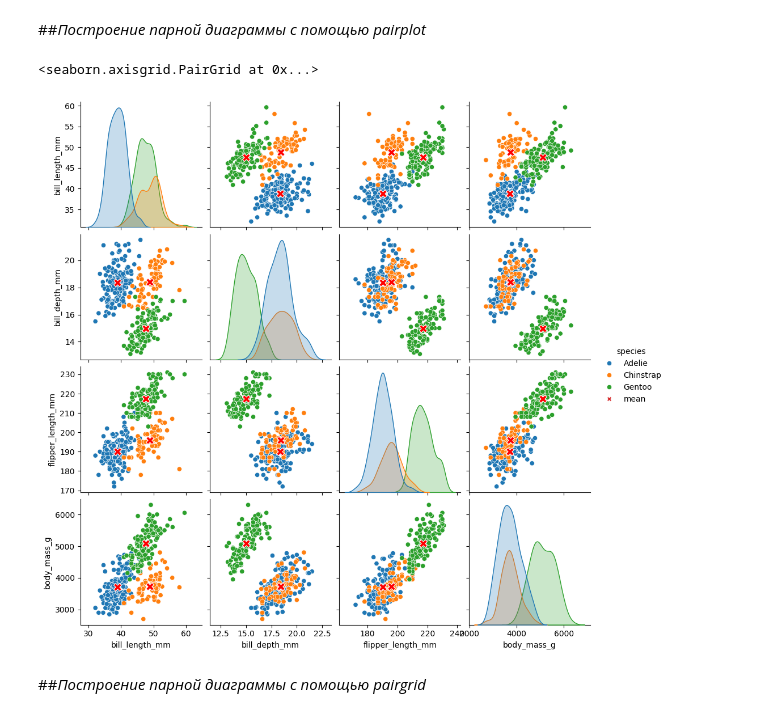
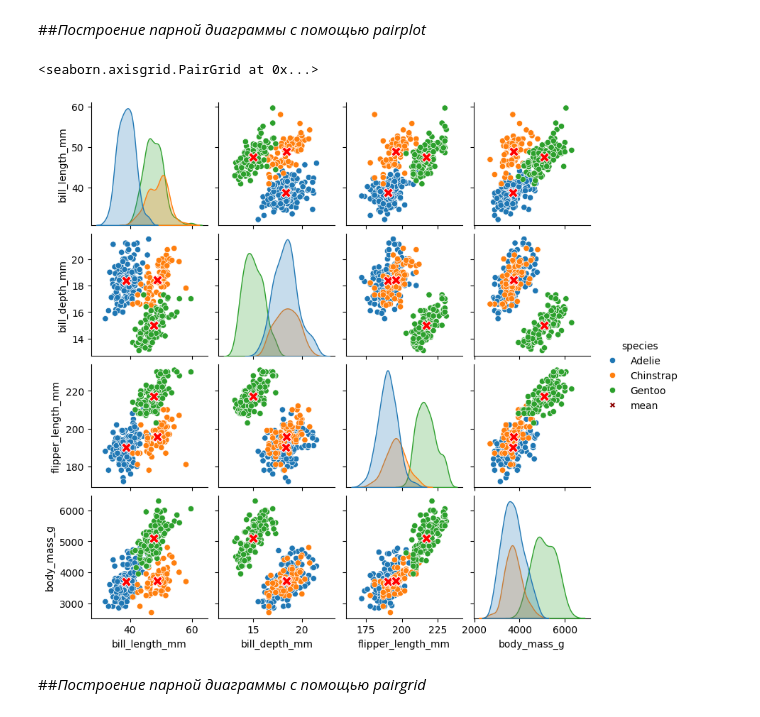
Before and after one commit to vitalns/pairplot, a Jupyter notebook: pairplot.ipynb, the cells around one changed output. Drawn from its saved outputs; the diff is of its cells as text; code cells hidden in the pictures.

```diff
--- a/pairplot.ipynb
+++ b/pairplot.ipynb
@@ -60,35 +60,40 @@ penguins_avg.tail()
 # %%
 # Построим парную диаграмму с помощью pairplot и добавим средние значения на график.
 
 g = sns.pairplot(data=penguins_avg,  # Используем датасет со средними значениями, чтобы маркер добавился на легенду
                  hue='species',
                  diag_kind='None', # На диагональ добавим графики отдельно без средних значений
-                #  diag_kind='kde',  # по умолчанию
                  markers=['o', 'o', 'o', 'X'],
-                #  palette='tab10',  # по умолчанию
+                 palette= sns.color_palette('tab10')[:3] + ['darkred'],  # по умолчанию palette='tab10'
+                #  plot_kws=dict(alpha=.8, # Портит легенду
+                #                size=penguins_avg.apply(lambda x: 100 if x.species=='mean' else 50, axis=1)),  # Размер маркера меняется, но портит легенду.
+                 height=2  # Масштаб графика
                  )
 # В легенде по умолчанию используется список созданных экземпляров из hue.
 # g.add_legend(legend_data=g._legend_data)
 # g._legend.remove()  # Убрать легенду можно используя метод remove
 
 # Добавим на диагональные графики kdeplot, исключив средние значения.
 g.map_diag(sns.kdeplot, fill=True,
-           data=penguins, hue='species')
+           data=penguins_avg[penguins_avg.species != 'mean'],
+           hue='species'
+           )
 
-# Второй вариант отсеить среднее через функцию.
-# def func(*args, **kwargs):
-#   data = args[0]
-#   if kwargs['label'] in g._hue_order[:3]:
-#     sns.kdeplot(data, fill=True, alpha=0.3)
-# g.map_diag(func)
 
-# С помощью pairgrid настроим размер, цвет и тип маркера среднего значения.
-g.data = avg
+# Настроим размер маркера среднего значения наложив диаграмму "поверх", так как plot_kws=dict(size=[...] портит легенду.
+g.data = penguins_avg[penguins_avg.species == 'mean']
 g.map_offdiag(func=sns.scatterplot,
               hue=None,  # Необходимо сбросить hue, чтобы маркеру среднего задать новые установки
               s=100, marker='X', color='r')
+
+# # C включённым hue не получается задать размер маркера через список или функцию.
+# g.map_offdiag(func=plt.scatter,
+#               marker='v', s=50, color='g',
+#               data=penguins_avg[penguins_avg.species == 'mean'],
+#               # size=penguins_avg.apply(lambda x: 200 if x.species=='mean' else 50, axis=1)
+#               )
 # %% [output]
 <seaborn.axisgrid.PairGrid at 0x...>
-[figure, old version]
+[figure, new version]
 # %% [markdown]
 ##*Построение парной диаграммы с помощью pairgrid*
```
Also changed, not shown: parts of 3 cells of this notebook.
